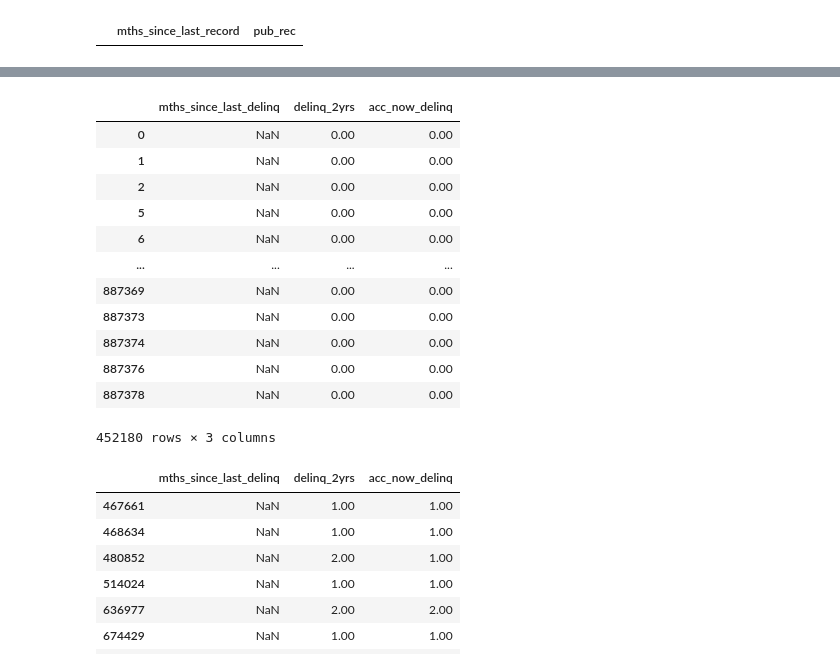
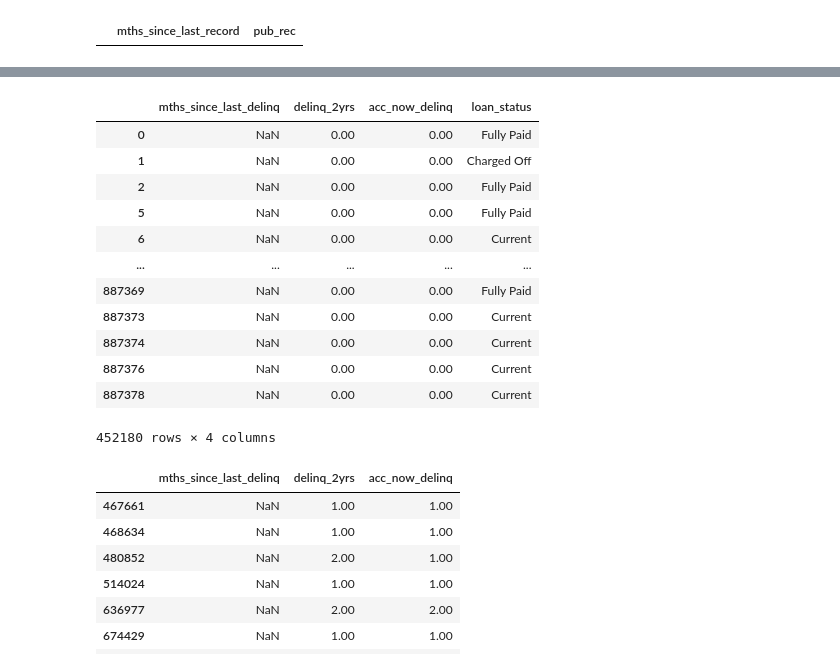
Before and after one commit to nbarizki/creditdefaultml, a Jupyter notebook: 2_Data_exploration.ipynb, the cells around one changed output, grey strips where cells are left out. Saved outputs shown, nothing was run; the diff lists cells and outputs as text; code cells hidden in the pictures.

```diff
--- a/2_Data_exploration.ipynb
+++ b/2_Data_exploration.ipynb
@@ -244,50 +246,51 @@ loan_df.loc[rec_mcar_condition_3, ['mths_since_last_record', 'pub_rec']].head()
 # MCAR should be imputed (preferably mean)
 # Error should be dropped
 
 last_delinq_condition_1 = \
     (loan_df.mths_since_last_delinq.isna())\
     & (loan_df.delinq_2yrs == 0)\
     & (loan_df.acc_now_delinq == 0)
 last_delinq_condition_2 = \
     (loan_df.mths_since_last_delinq.isna())\
     & (loan_df.delinq_2yrs > 0)\
     & (loan_df.acc_now_delinq > 0)
 last_delinq_condition_3 = \
     (loan_df.mths_since_last_delinq.isna())\
     & (loan_df.delinq_2yrs > 0)\
     & (loan_df.acc_now_delinq == 0)
 last_delinq_condition_4 = \
     (loan_df.mths_since_last_delinq == 0)\
     & (loan_df.delinq_2yrs > 0)\
     & (loan_df.acc_now_delinq == 0)
 last_delinq_condition_5 = \
     (loan_df.mths_since_last_delinq.between(0, 24, inclusive='neither'))\
     & (loan_df.delinq_2yrs == 0)\
     & (loan_df.acc_now_delinq == 0)
 last_delinq_condition_6 = \
-    (loan_df.mths_since_last_delinq.between(0, 24, inclusive='neither'))\
-    & (loan_df.delinq_2yrs > 0)\
-    & (loan_df.acc_now_delinq > 0)
+    (loan_df.mths_since_last_delinq == 0)\
+    & (loan_df.delinq_2yrs == 0)\
+    & (loan_df.acc_now_delinq == 0)
 last_delinq_condition_7 = \
     (loan_df.mths_since_last_delinq.isna())\
     & (loan_df.delinq_2yrs.isna())\
     & (loan_df.acc_now_delinq.isna())
 
-loan_df.loc[last_delinq_condition_1, ['mths_since_last_delinq', 'delinq_2yrs', 'acc_now_delinq']]
+# Replace 99
+loan_df.loc[last_delinq_condition_1, ['mths_since_last_delinq', 'delinq_2yrs', 'acc_now_delinq', 'loan_status']]
 # %% [output]
-|  | mths_since_last_delinq | delinq_2yrs | acc_now_delinq |
-| 0 | NaN | 0.00 | 0.00 |
-| 1 | NaN | 0.00 | 0.00 |
-| 2 | NaN | 0.00 | 0.00 |
-| 5 | NaN | 0.00 | 0.00 |
-| 6 | NaN | 0.00 | 0.00 |
-| ... | ... | ... | ... |
-| 887369 | NaN | 0.00 | 0.00 |
-| 887373 | NaN | 0.00 | 0.00 |
-| 887374 | NaN | 0.00 | 0.00 |
-| 887376 | NaN | 0.00 | 0.00 |
-| 887378 | NaN | 0.00 | 0.00 |
+|  | mths_since_last_delinq | delinq_2yrs | acc_now_delinq | loan_status |
+| 0 | NaN | 0.00 | 0.00 | Fully Paid |
+| 1 | NaN | 0.00 | 0.00 | Charged Off |
+| 2 | NaN | 0.00 | 0.00 | Fully Paid |
+| 5 | NaN | 0.00 | 0.00 | Fully Paid |
+| 6 | NaN | 0.00 | 0.00 | Current |
+| ... | ... | ... | ... | ... |
+| 887369 | NaN | 0.00 | 0.00 | Fully Paid |
+| 887373 | NaN | 0.00 | 0.00 | Current |
+| 887374 | NaN | 0.00 | 0.00 | Current |
+| 887376 | NaN | 0.00 | 0.00 | Current |
+| 887378 | NaN | 0.00 | 0.00 | Current |
-452180 rows × 3 columns
+452180 rows × 4 columns
 # %%
 # MAR, shall be 0
 loan_df.loc[last_delinq_condition_2, ['mths_since_last_delinq', 'delinq_2yrs', 'acc_now_delinq']]
```
Also changed, not shown: parts of 42 cells of this notebook.
